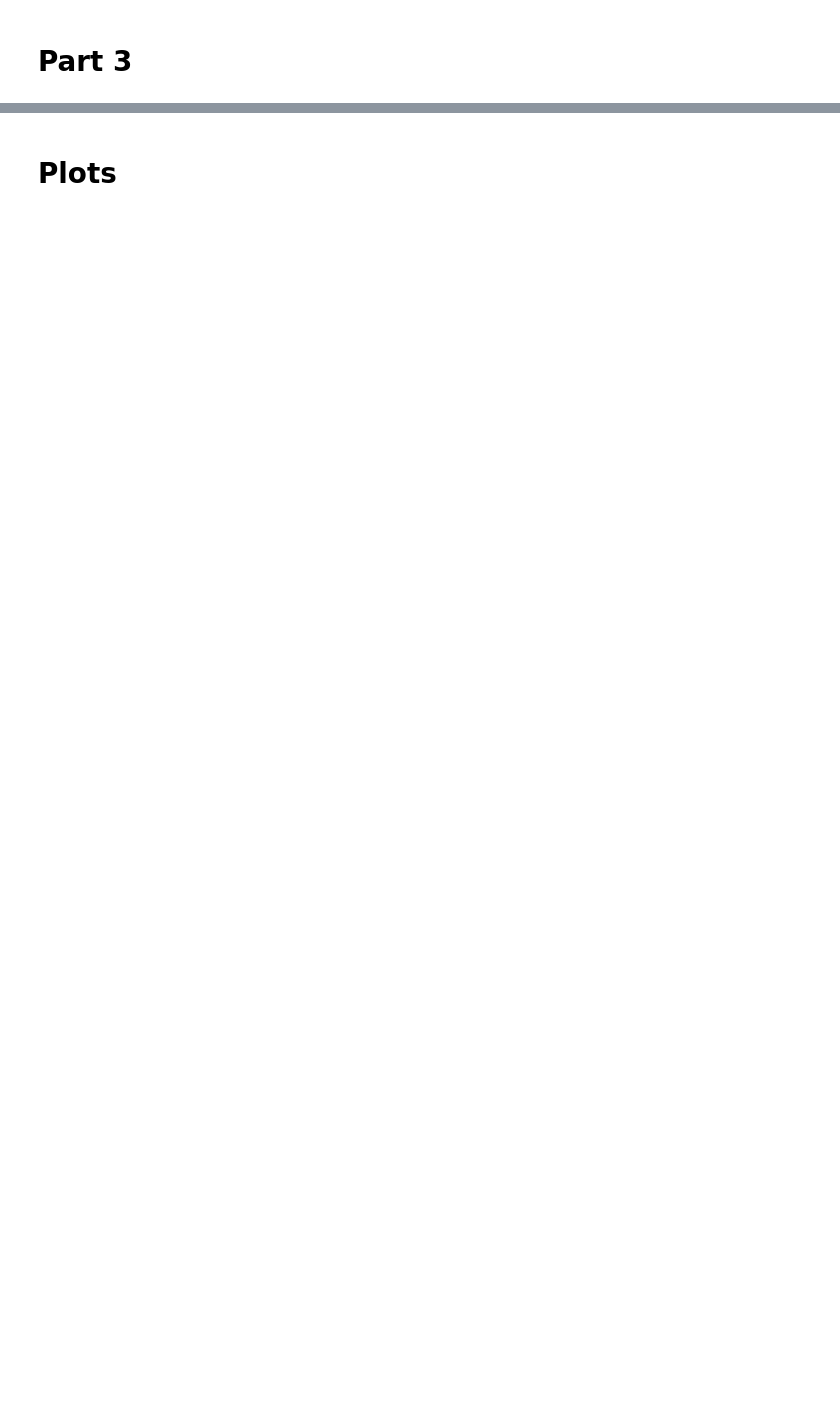
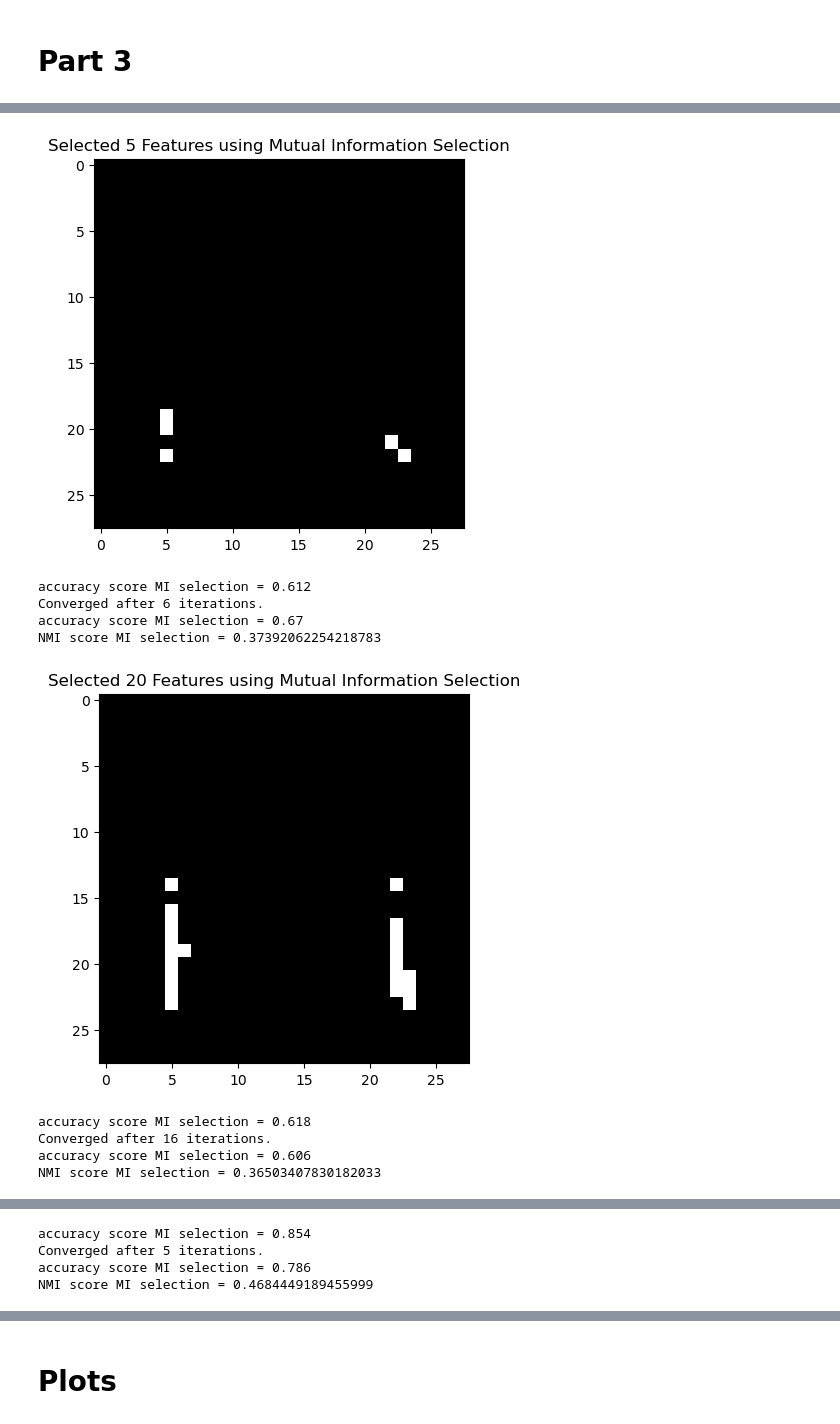
Before and after one commit to tracychiayu/236A-project, a Jupyter notebook: ECE236A_Project_Demo.ipynb, the cells around one changed output, grey strips where cells are left out. Drawn from its saved outputs; the diff is of its cells as text; code cells hidden in the pictures; blank space fills up the shorter version.

```diff
--- a/ECE236A_Project_Demo.ipynb
+++ b/ECE236A_Project_Demo.ipynb
@@ -217,0 +255,40 @@ visualize_features(selected_features)
+# %%
+#### External Reference feature selection ####
+# Mutual Information based feature selection
+for n_feature in n_features:
+  data = prepare_mnist_data()
+  mi_selector = MIFeatureSelection(num_features=n_feature)
+  mi_selector.computeMI(data['trainX'], data['trainY'])
+  feature_selected = mi_selector.select()
+  data['trainX'] = data['trainX'][:, feature_selected]
+  data['testX'] = data['testX'][:, feature_selected]
+
+  # visualize the selected features
+  visualize_features(feature_selected, "Mutual Information Selection")
+
+  # Classification task
+  clf_mi = MyClassifier_OvO(num_class=3)
+  clf_mi.train(data['trainX'], data['trainY'])
+  pred_Y = clf_mi.predict(data['testX'])
+  acc_score = accuracy_score(y_true=data['testY'], y_pred=pred_Y)
+  print(f"accuracy score MI selection = {acc_score}")
+
+  # Clustering task
+  clu_mi = MyClustering(num_classes=10)
+  clu_mi.train(data['trainX'])
+  pred_labels = clu_mi.infer_cluster(data['testX'])
+  acc_score_mi = clu_mi.evaluate_classification(trainY=data['trainY'].astype(int), testX=data['testX'], testY=data['testY'].astype(int))
+  nmi_score_mi = clu_mi.evaluate_clustering(trainY=data['trainY'].astype(int))
+  print(f"accuracy score MI selection = {acc_score_mi}")
+  print(f"NMI score MI selection = {nmi_score_mi}")
+# %% [output]
+[figure, added]
+accuracy score MI selection = 0.612
+Converged after 6 iterations.
+accuracy score MI selection = 0.67
+NMI score MI selection = 0.37392062254218783
+[figure, added]
+accuracy score MI selection = 0.618
+Converged after 16 iterations.
+accuracy score MI selection = 0.606
+NMI score MI selection = 0.36503407830182033
@@ -217,0 +296,4 @@ visualize_features(selected_features)
+accuracy score MI selection = 0.854
+Converged after 5 iterations.
+accuracy score MI selection = 0.786
+NMI score MI selection = 0.4684449189455999
```
Also changed, not shown: parts of 7 cells of this notebook, 2 other files.
